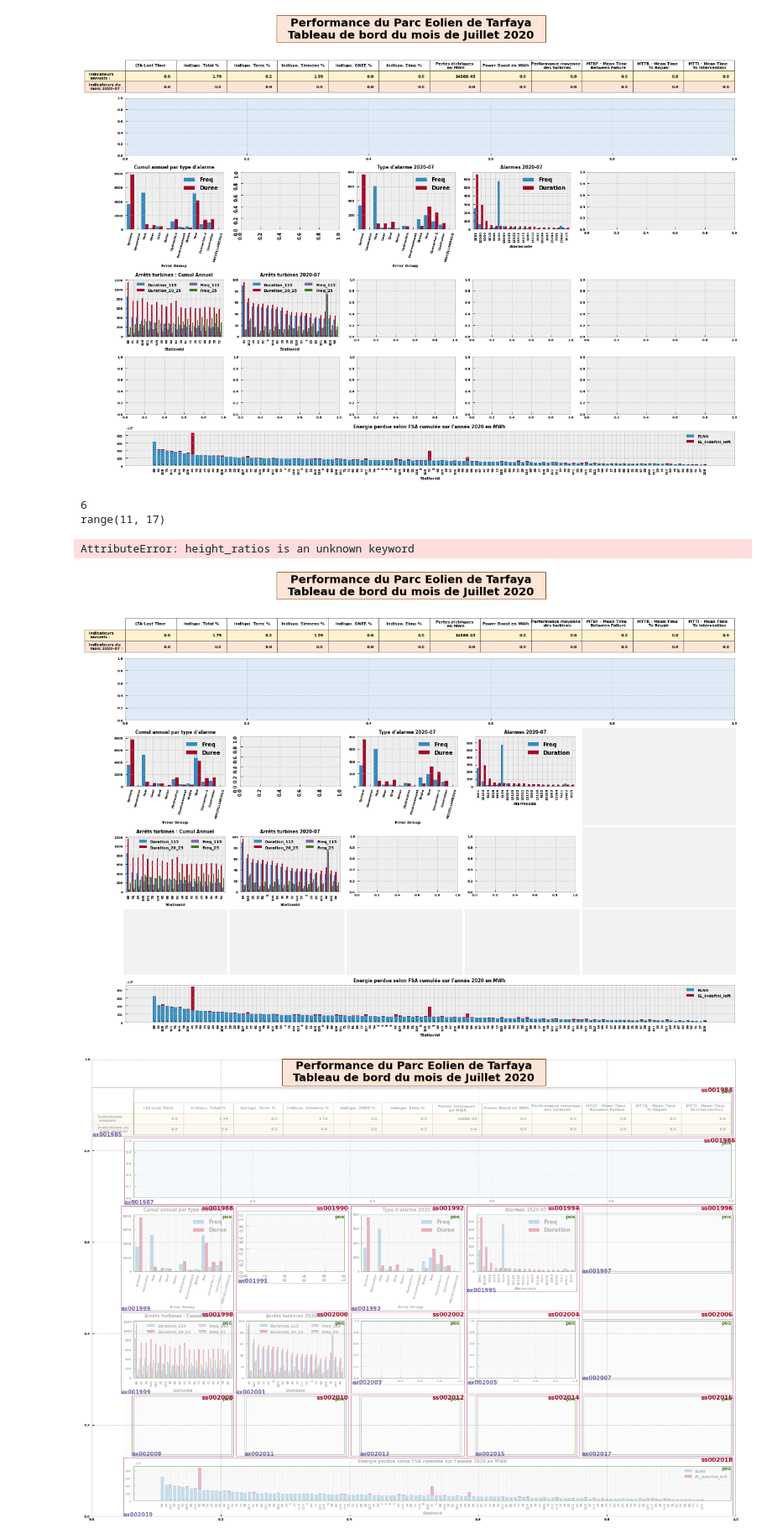
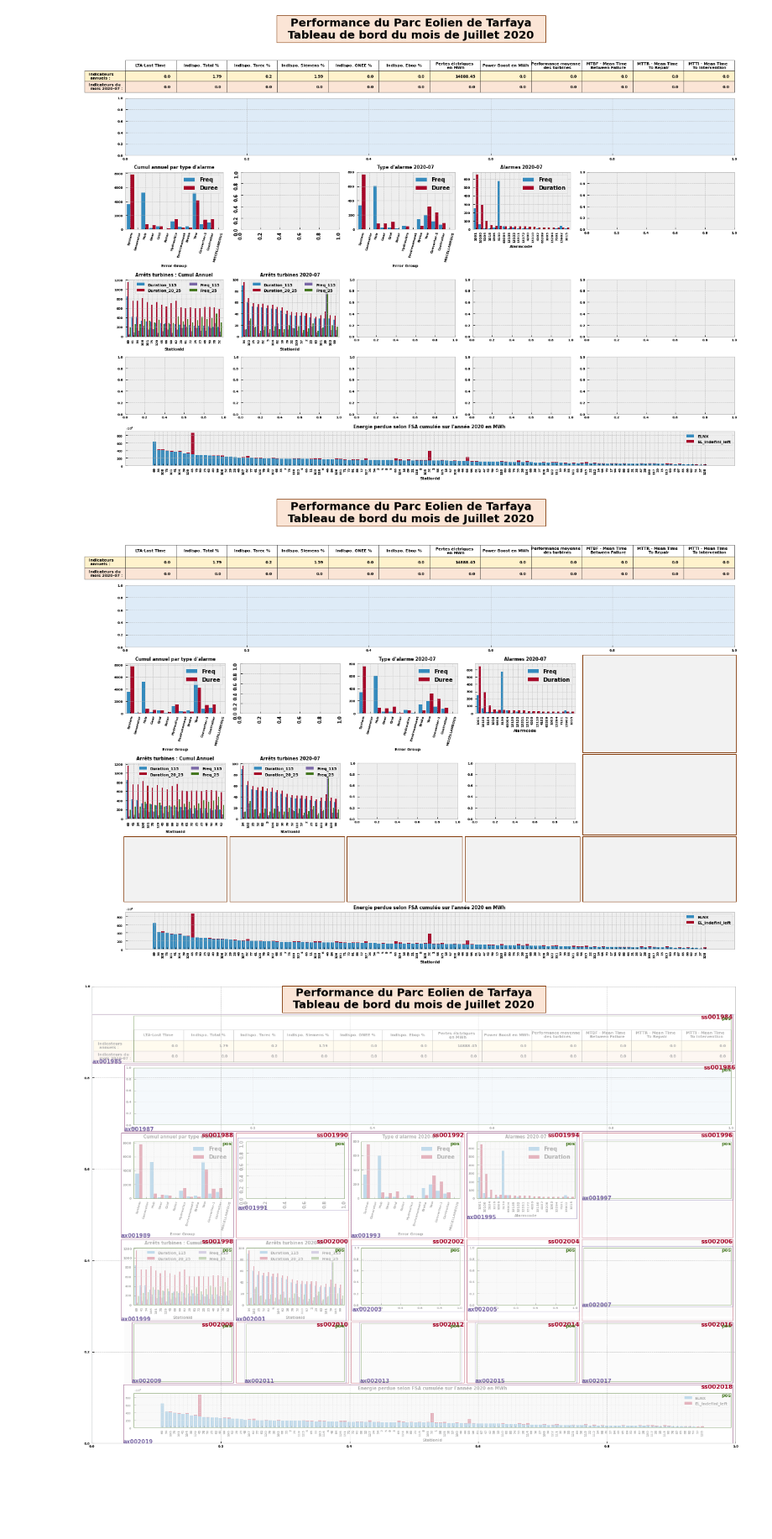
Before and after one commit to capem/TB-Performance, a Jupyter notebook: performance.ipynb, the cells around one changed output. Shown at 84% size. Saved outputs shown, nothing was run; the diff lists cells and outputs as text; code cells hidden in the pictures; blank space fills up the shorter version.

```diff
--- a/performance.ipynb
+++ b/performance.ipynb
@@ -512,7 +763,8 @@ plt.rcParams['ytick.labelsize'] = 6
 
 heights = [0.8, 1, 0.8, 0.9, 1, 0.6]
 widths = [1, 1, 1, 1, 1.5]
-gs = fig.add_gridspec(6, 5, height_ratios=heights, width_ratios=widths)
+gs = fig.add_gridspec(6, 5, height_ratios=heights, width_ratios=widths,
+                      wspace=0.05, hspace=0.05)
 
 
 ax1 = fig.add_subplot(gs[0, :])
@@ -664,47 +916,35 @@ ax18.legend(fontsize=7)
 fig
 # %% [output]
 [figure]
-# %%
-for ax in [6, *range(11,17)]:
-    print(ax)
-# %% [output]
-6
-range(11, 17)
-# %%
-gs.update(height)   # does not work
-plt.tight_layout()
-fig
-# %% [output]
-AttributeError: height_ratios is an unknown keyword
 # %%
 
 for ax in [6, *range(11,17)]:
 
     eval(f'ax{ax+1}.set_axis_off()')
 
 fig.draw(fig.canvas.get_renderer())
 
 for ax in [6, *range(11,17)]:
 
 
     l,b,w,h =  (fig._layoutbox.children[0].children[ax].left.value(),
                 fig._layoutbox.children[0].children[ax].bottom.value(),
                 fig._layoutbox.children[0].children[ax].width.value(),
                 fig._layoutbox.children[0].children[ax].height.value())
 
     # We can now make the rectangle in figure coords using the "transform" kwarg.
     rect = Rectangle((l, b), w, h,
-                    facecolor='#f2f2f2', edgecolor='none', zorder=-1,
-                    transform=fig.transFigure
+                    facecolor='#f2f2f2', edgecolor='#843c0c', zorder=-1,
+                    transform=fig.transFigure, linewidth=1
                     )
 
     fig.patches.append(rect)
 
 # plot_children(fig, fig._layoutbox, printit=False, level=3)
 
 fig
 # %% [output]
-[figure, old version]
+[figure, new version]
 # %%
 fig.savefig('test.pdf', bbox_inches='tight', pad_inches=0.2)
 # %%
```
Also changed, not shown: parts of 76 cells of this notebook.
